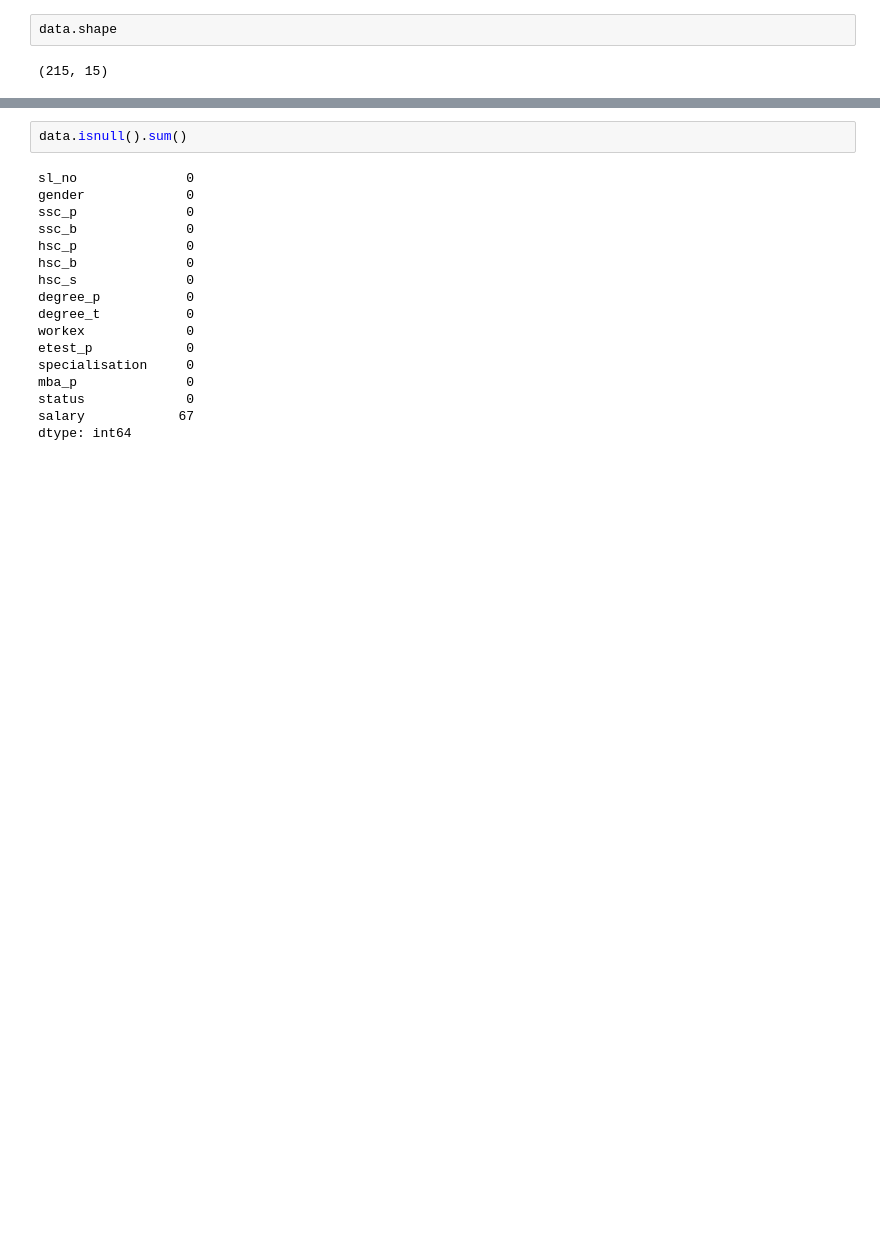
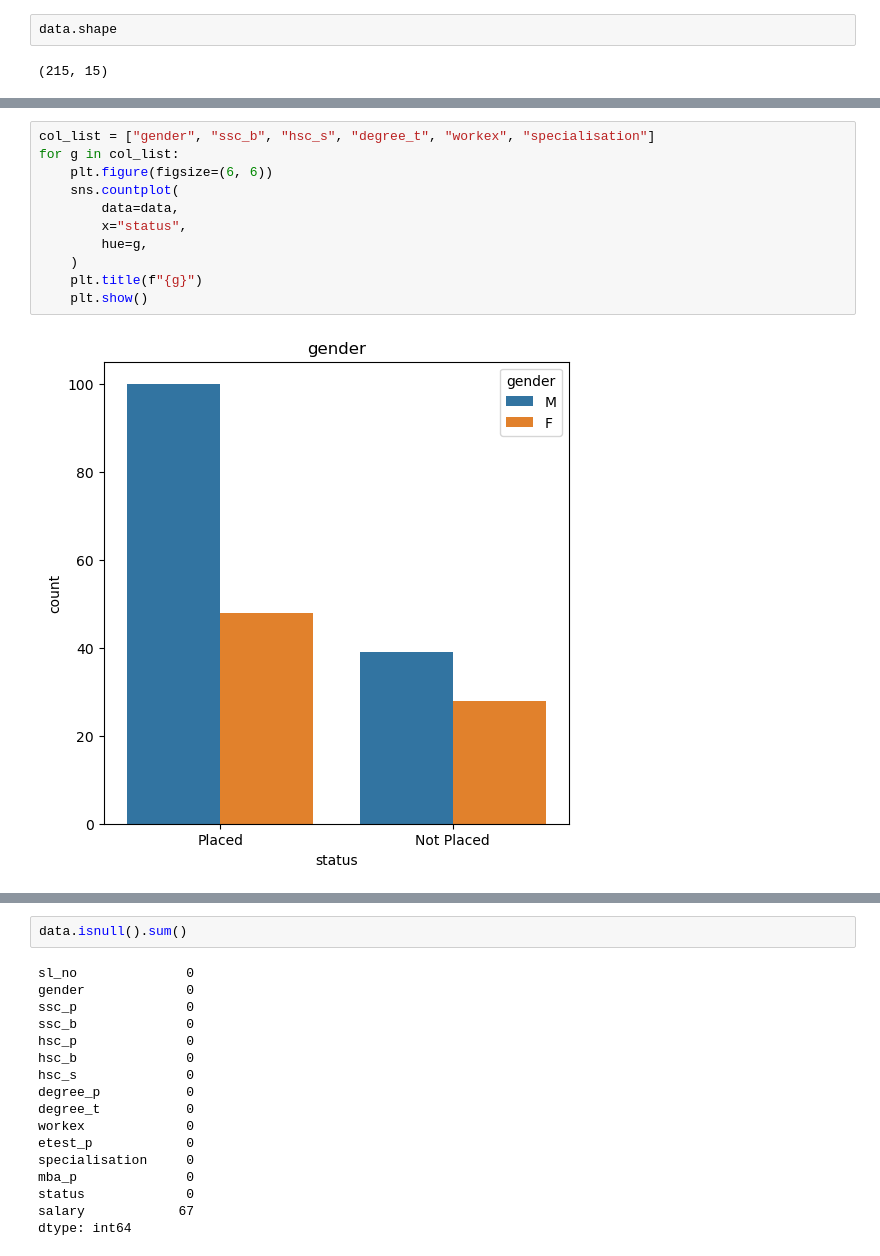
Before and after one commit to HatemAhmed1/IBM-Hack, a Jupyter notebook: IBM_hack.ipynb, the cells around one changed output, grey strips where cells are left out. Saved outputs shown, nothing was run; the diff lists cells and outputs as text; blank space fills up the shorter version.

```diff
--- a/IBM_hack.ipynb
+++ b/IBM_hack.ipynb
@@ -20,0 +39,13 @@ data.shape
+# %%
+col_list = ["gender", "ssc_b", "hsc_s", "degree_t", "workex", "specialisation"]
+for g in col_list:
+    plt.figure(figsize=(6, 6))
+    sns.countplot(
+        data=data,
+        x="status",
+        hue=g,
+    )
+    plt.title(f"{g}")
+    plt.show()
+# %% [output]
+[figure, added]
```
Also changed, not shown: parts of 12 cells of this notebook, 4 other files.
